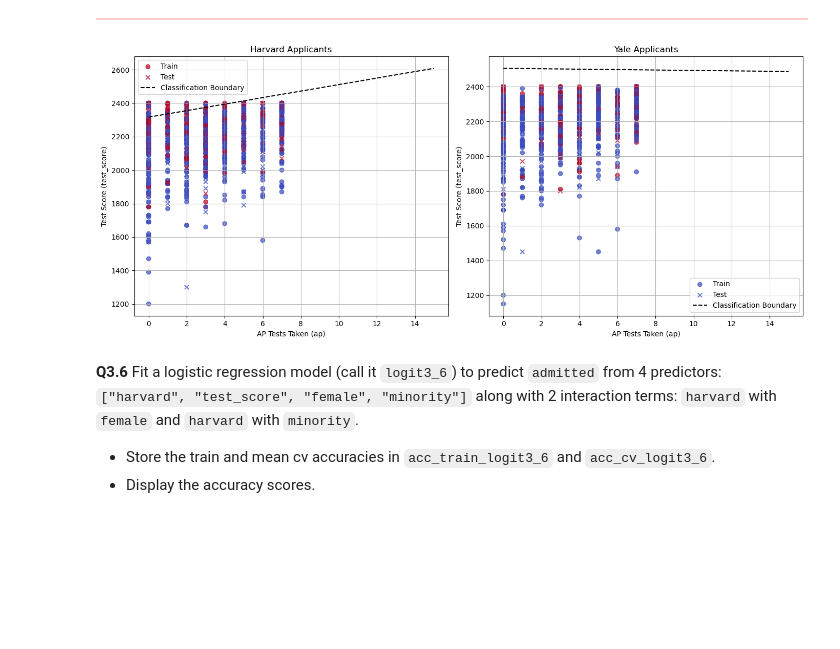
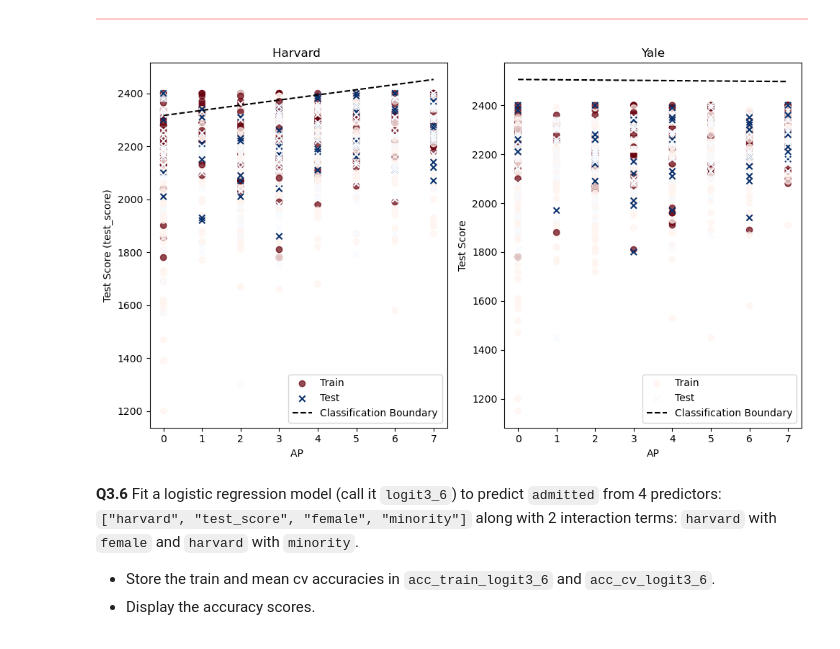
Before and after one commit to WayneKaiYeh/CSCI-E-109A-Intro-of-DS-HW, a Jupyter notebook: cs1090a_hw4 _final.ipynb, the cells around one changed output. Cells and saved outputs as stored; diff of their text form; code cells hidden in the pictures; blank space fills up the shorter version.

```diff
--- a/cs1090a_hw4 _final.ipynb
+++ b/cs1090a_hw4 _final.ipynb
@@ -1089,48 +1175,46 @@ yale_test = college_test[college_test["harvard"] == 0]
 beta_0 = logit3_2.intercept_[0]
 beta_1, beta_2, beta_3, beta_4, beta_5 = logit3_2.coef_[0]
 # %%
- # plotting the classification boundaries as follows:
-# Calculate the Harvard and Yale classification boundaries using the values for beta_0 through beta_5.
-# Generate the scatter plots for Harvard and Yale applicants, adding these boundaries for a clearer visual separation.
+# Define the range of AP values for the classification boundary lines
+ap = np.linspace(0, 7, 100)
 
-# Define the range of AP values for the classification boundary lines
-ap_values = np.linspace(0, 15, 100)  # Adjust range as needed
+#The classification boundaries for Harvard and Yale
+# Harvard boundary:
+# 0 = b0 + b1 + b2+ b4 * test_score + (b3 +b5) * ap
+test_score_h_boundary = -(beta_0 + beta_1 + (beta_3 + beta_5) * ap) / (beta_2 + beta_4)
 
-# Calculate the classification boundaries for Harvard and Yale
-# Harvard boundary: test_score as function of ap for a 50% chance of admission
-test_score_harvard_boundary = -(beta_0 + beta_1 + (beta_3 + beta_5) * ap_values) / (beta_2 + beta_4)
+# Yale boundary:
+# 0 = b0 + b2 *test_score + b3*ap
+test_score_y_boundary = -(beta_0 + beta_3 * ap) / beta_2
 
-# Yale boundary: test_score as function of ap for a 50% chance of admission
-test_score_yale_boundary = -(beta_0 + beta_3 * ap_values) / beta_2
-
-plt.figure(figsize=(14, 6))
+plt.figure(figsize=(10, 6))
 
 # Harvard
 plt.subplot(1, 2, 1)
-plt.scatter(harvard_train["ap"], harvard_train["test_score"], c=harvard_train["admitted"], label='Train', marker='o', cmap='coolwarm', alpha=0.7)
-plt.scatter(harvard_test["ap"], harvard_test["test_score"], c=harvard_test["admitted"], label='Test', marker='x', cmap='coolwarm', alpha=0.7)
-plt.plot(ap_values, test_score_harvard_boundary, 'k--', label="Classification Boundary")
-plt.title("Harvard Applicants")
-plt.xlabel("AP Tests Taken (ap)")
+plt.scatter(harvard_train["ap"], harvard_train["test_score"], c=harvard_train["admitted"], label='Train', marker='o', cmap='Reds', alpha=0.7)
+plt.scatter(harvard_test["ap"], harvard_test["test_score"], c=harvard_test["admitted"], label='Test', marker='x', cmap='Blues', alpha=1.0)
+plt.plot(ap_values, test_score_h_boundary, 'k--', label="Classification Boundary")
+plt.title("Harvard ")
+plt.xlabel("AP ")
 plt.ylabel("Test Score (test_score)")
 plt.legend()
-plt.grid(True)
+
 
 # Yale
 plt.subplot(1, 2, 2)
-plt.scatter(yale_train["ap"], yale_train["test_score"], c=yale_train["admitted"], label='Train', marker='o', cmap='coolwarm', alpha=0.7)
-plt.scatter(yale_test["ap"], yale_test["test_score"], c=yale_test["admitted"], label='Test', marker='x', cmap='coolwarm', alpha=0.7)
-plt.plot(ap_values, test_score_yale_boundary, 'k--', label="Classification Boundary")
-plt.title("Yale Applicants")
-plt.xlabel("AP Tests Taken (ap)")
-plt.ylabel("Test Score (test_score)")
+plt.scatter(yale_train["ap"], yale_train["test_score"], c=yale_train["admitted"], label='Train', marker='o', cmap='Reds', alpha=0.7)
+plt.scatter(yale_test["ap"], yale_test["test_score"], c=yale_test["admitted"], label='Test', marker='x', cmap='Blues', alpha=1.0)
+plt.plot(ap_values, test_score_y_boundary, 'k--', label="Classification Boundary")
+plt.title("Yale")
+plt.xlabel("AP")
+plt.ylabel("Test Score")
 plt.legend()
-plt.grid(True)
+
 
 plt.tight_layout()
 plt.show()
 # %% [output]
-[figure, old version]
+[figure, new version]
 # %% [markdown]
 <!-- END QUESTION -->
 
```
Also changed, not shown: parts of 41 cells of this notebook.
